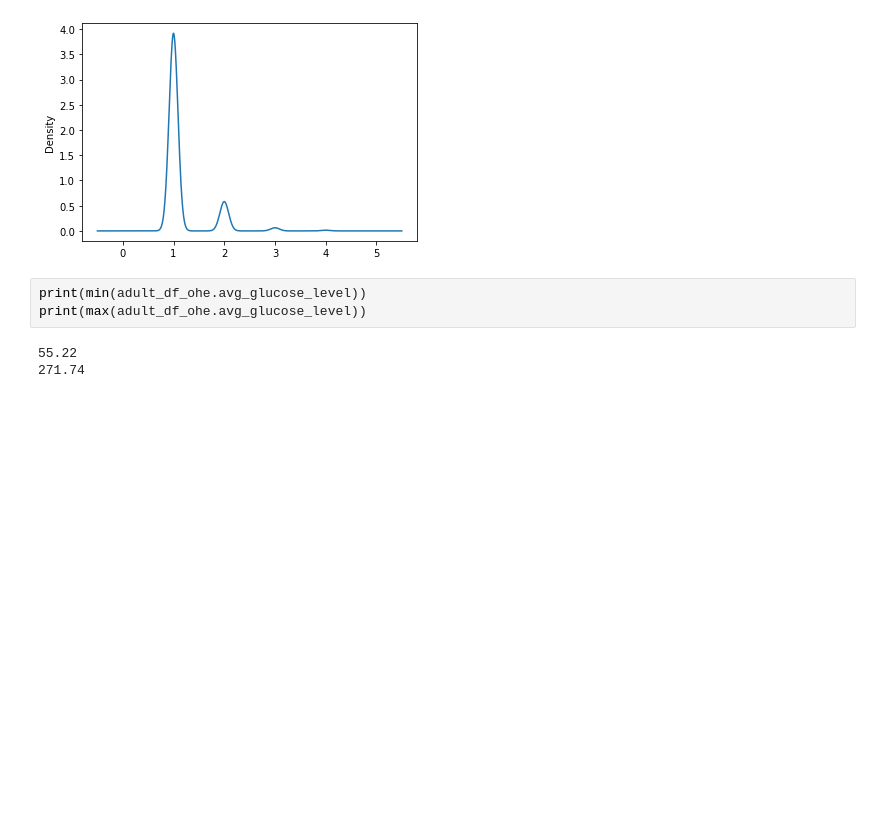
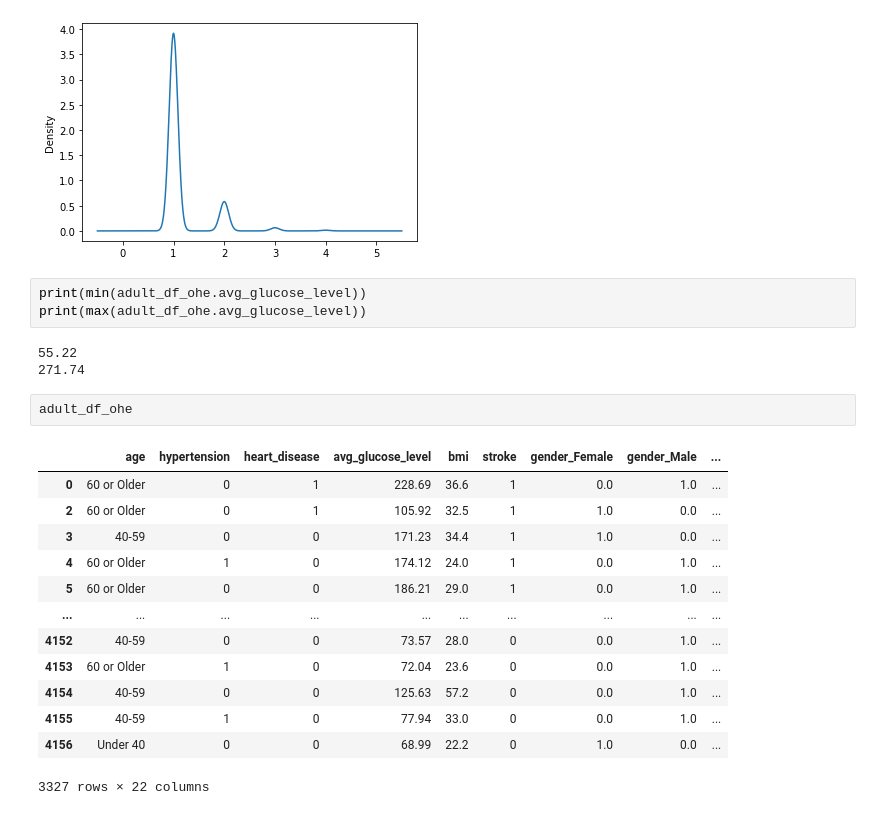
Before and after one commit to Bbert88/brain-stroke-prediction, a Jupyter notebook: Alternative_extract_using_OHE__NN_.ipynb, the cells around one changed output. Drawn from its saved outputs; the diff is of its cells as text; blank space fills up the shorter version.

```diff
--- a/Alternative_extract_using_OHE__NN_.ipynb
+++ b/Alternative_extract_using_OHE__NN_.ipynb
@@ -373,3 +311,19 @@ print(max(adult_df_ohe.avg_glucose_level))
 # %% [output]
 55.22
 271.74
+# %%
+adult_df_ohe
+# %% [output]
+|  | age | hypertension | heart_disease | avg_glucose_level | bmi | stroke | gender_Female | gender_Male | ... |
+| 0 | 60 or Older | 0 | 1 | 228.69 | 36.6 | 1 | 0.0 | 1.0 | ... |
+| 2 | 60 or Older | 0 | 1 | 105.92 | 32.5 | 1 | 1.0 | 0.0 | ... |
+| 3 | 40-59 | 0 | 0 | 171.23 | 34.4 | 1 | 1.0 | 0.0 | ... |
+| 4 | 60 or Older | 1 | 0 | 174.12 | 24.0 | 1 | 0.0 | 1.0 | ... |
+| 5 | 60 or Older | 0 | 0 | 186.21 | 29.0 | 1 | 0.0 | 1.0 | ... |
+| ... | ... | ... | ... | ... | ... | ... | ... | ... | ... |
+| 4152 | 40-59 | 0 | 0 | 73.57 | 28.0 | 0 | 0.0 | 1.0 | ... |
+| 4153 | 60 or Older | 1 | 0 | 72.04 | 23.6 | 0 | 0.0 | 1.0 | ... |
+| 4154 | 40-59 | 0 | 0 | 125.63 | 57.2 | 0 | 0.0 | 1.0 | ... |
+| 4155 | 40-59 | 1 | 0 | 77.94 | 33.0 | 0 | 0.0 | 1.0 | ... |
+| 4156 | Under 40 | 0 | 0 | 68.99 | 22.2 | 0 | 1.0 | 0.0 | ... |
+3327 rows × 22 columns
```
Also changed, not shown: parts of 26 cells of this notebook.
